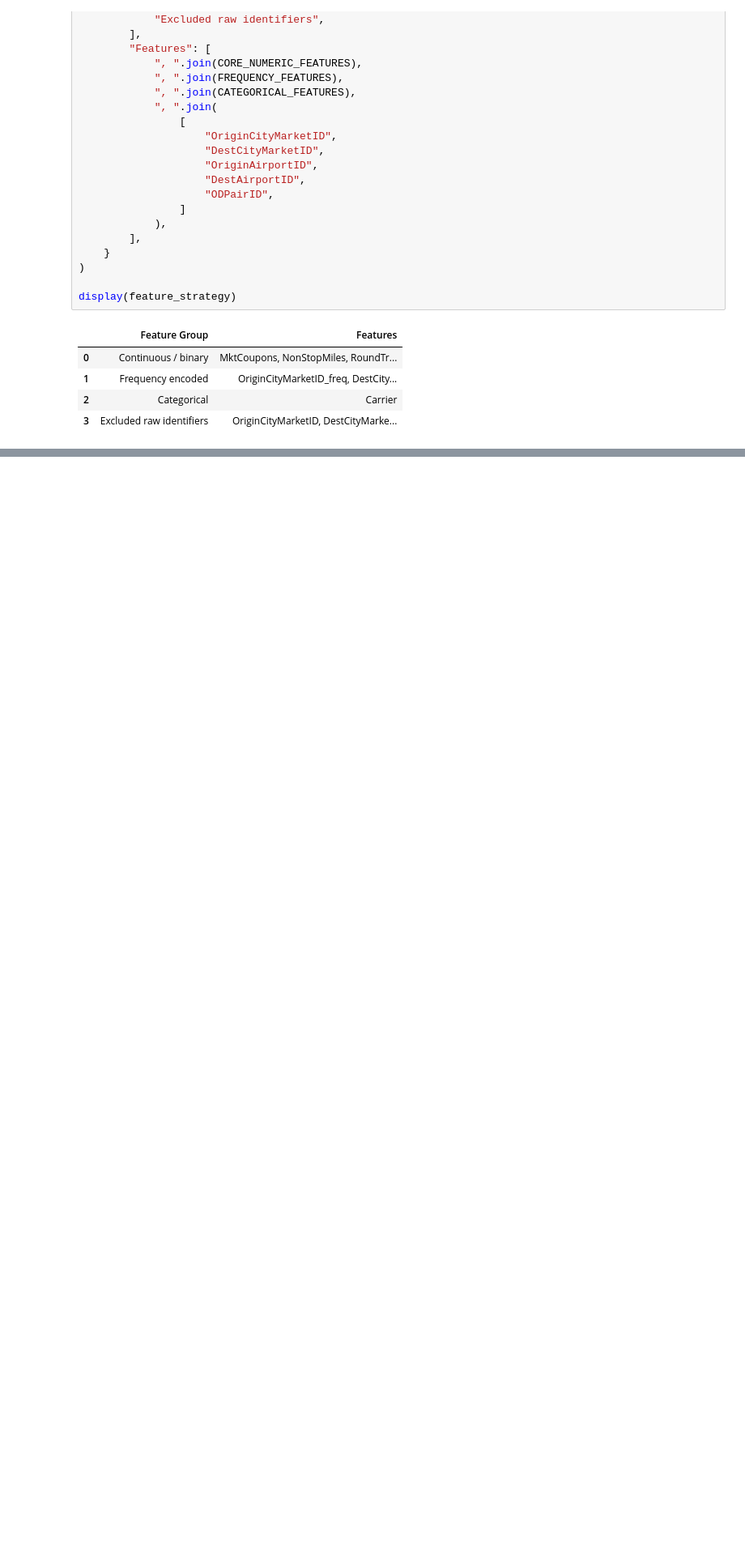
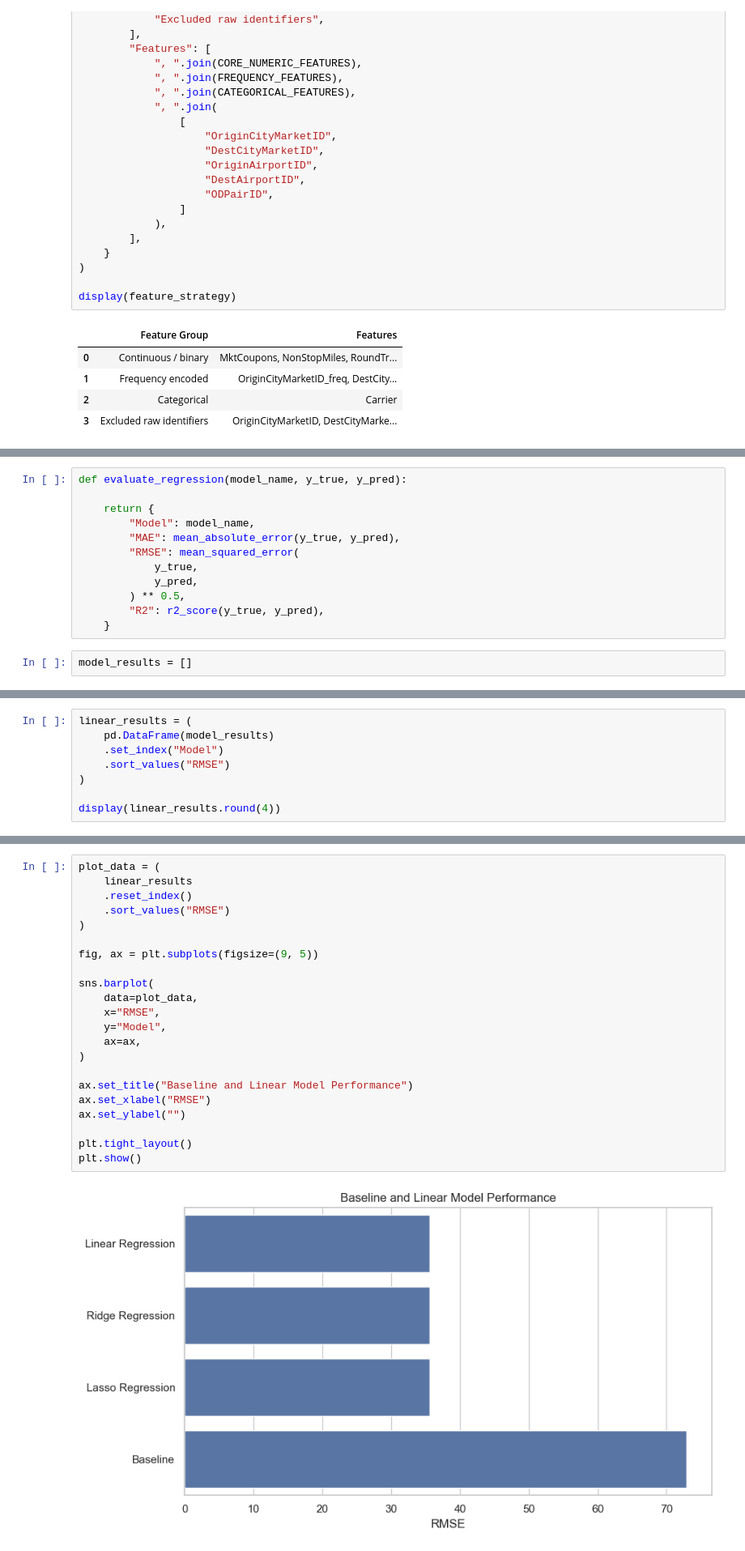
Before and after one commit to eldarhasanly/analysis-of-factors-influencing-airline-ticket-prices-using-statistical-and-machine-learning-methods, a Jupyter notebook: notebooks/airline_fare_analysis.ipynb, the cells around one changed output, grey strips where cells are left out. Shown at 81% size. Saved outputs shown, nothing was run; the diff lists cells and outputs as text; blank space fills up the shorter version.

Commit message:
feat: add baseline and linear regression models

```diff
--- a/notebooks/airline_fare_analysis.ipynb
+++ b/notebooks/airline_fare_analysis.ipynb
@@ -797,0 +820,14 @@ display(feature_strategy)
+# %%
+def evaluate_regression(model_name, y_true, y_pred):
+
+    return {
+        "Model": model_name,
+        "MAE": mean_absolute_error(y_true, y_pred),
+        "RMSE": mean_squared_error(
+            y_true,
+            y_pred,
+        ) ** 0.5,
+        "R2": r2_score(y_true, y_pred),
+    }
+# %%
+model_results = []
@@ -797,0 +956,8 @@ display(feature_strategy)
+# %%
+linear_results = (
+    pd.DataFrame(model_results)
+    .set_index("Model")
+    .sort_values("RMSE")
+)
+
+display(linear_results.round(4))
@@ -797,0 +971,24 @@ display(feature_strategy)
+# %%
+plot_data = (
+    linear_results
+    .reset_index()
+    .sort_values("RMSE")
+)
+
+fig, ax = plt.subplots(figsize=(9, 5))
+
+sns.barplot(
+    data=plot_data,
+    x="RMSE",
+    y="Model",
+    ax=ax,
+)
+
+ax.set_title("Baseline and Linear Model Performance")
+ax.set_xlabel("RMSE")
+ax.set_ylabel("")
+
+plt.tight_layout()
+plt.show()
+# %% [output]
+[figure, added]
```
Also changed, not shown: parts of 17 cells of this notebook.
